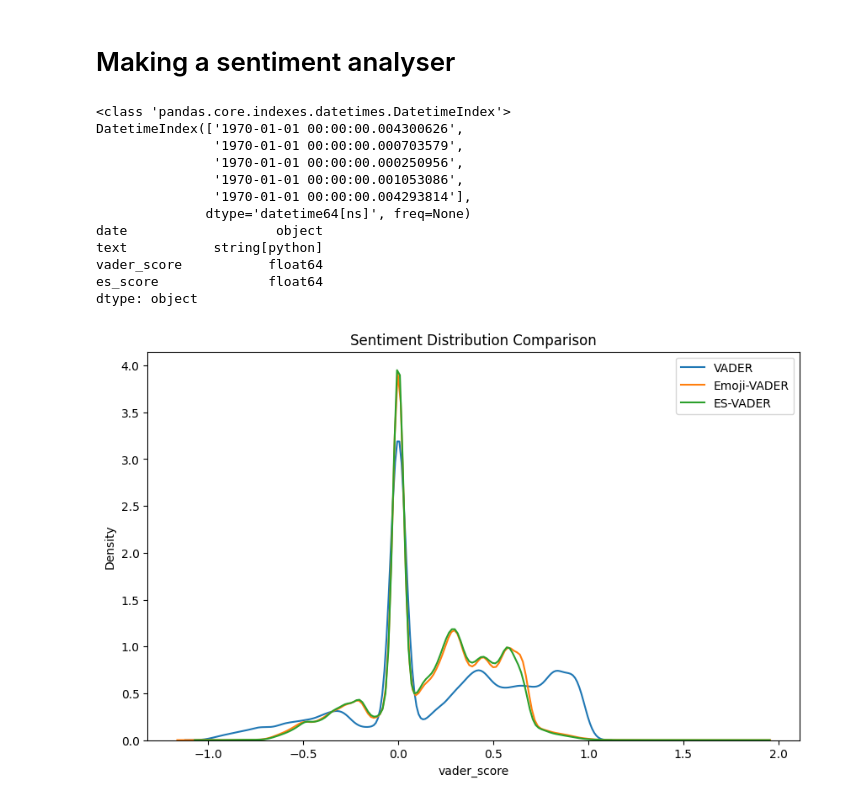
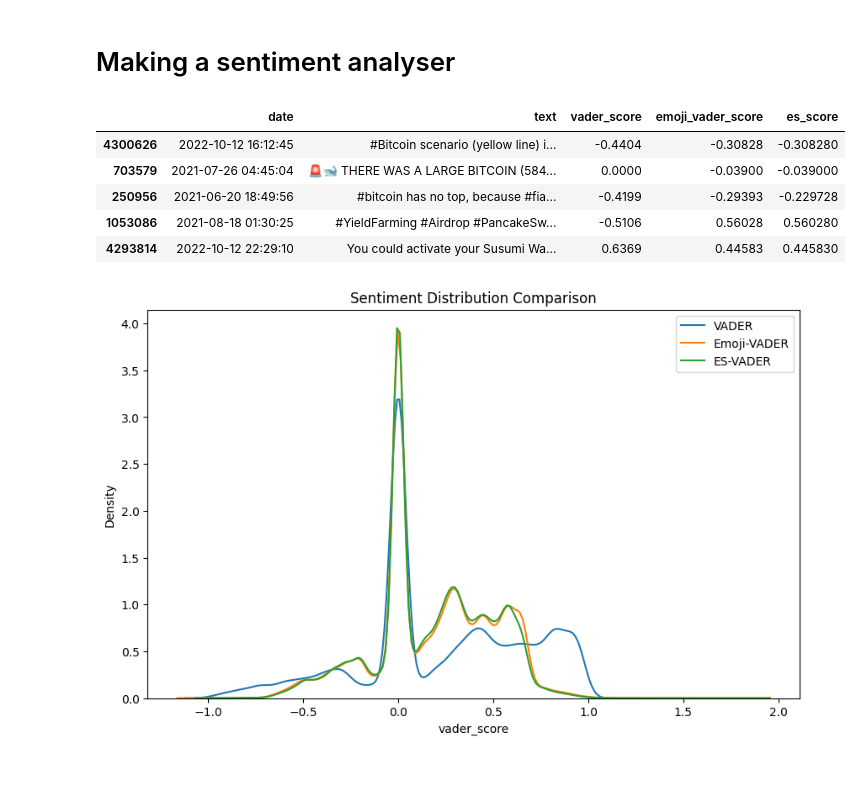
Before and after one commit to mananch1/AI-Ethics-SEM-6-Lab, a Jupyter notebook: AI_Ethics_Lab_4_Semantics/ethics_lab_4.ipynb, the cells around one changed output. Cells and saved outputs as stored; diff of their text form; code cells hidden in the pictures; blank space fills up the shorter version.

Commit message:
Completed Sentiment Analyser

```diff
--- a/AI_Ethics_Lab_4_Semantics/ethics_lab_4.ipynb
+++ b/AI_Ethics_Lab_4_Semantics/ethics_lab_4.ipynb
@@ -249,28 +263,58 @@ def emoji_score(emojis):
 def baseline_vader(text):
     return analyzer.polarity_scores(str(text))['compound']
 
-def es_vader(text, alpha=0.7, beta=0.3, lambda_sarc=0.8):
+def emoji_vader(text, alpha=0.7, beta=0.3):
+    """
+    Combine text sentiment and emoji sentiment.
+    """
 
     text = str(text)
 
     emojis = extract_emojis(text)
-    clean_text_only = remove_emojis(text)
+    text_clean = remove_emojis(text)
 
-    s_text = analyzer.polarity_scores(clean_text_only)['compound']
+    s_text = analyzer.polarity_scores(text_clean)["compound"]
+    s_emoji = emoji_score(emojis)
+
+    return alpha * s_text + beta * s_emoji
+
+def es_vader(text, alpha=0.7, beta=0.3, lambda_sarc=0.8):
+    """
+    Emoji + VADER + Sarcasm adjustment.
+    """
+
+    text = str(text)
+
+    emojis = extract_emojis(text)
+    text_clean = remove_emojis(text)
+
+    s_text = analyzer.polarity_scores(text_clean)["compound"]
     s_emoji = emoji_score(emojis)
 
     s_base = alpha * s_text + beta * s_emoji
 
+    # sarcasm probability
     s_prob = sarcasm_probability(text)
 
-    # activate sarcasm only when strong
+    # only activate sarcasm when strong
     adjusted_prob = max(0, s_prob - 0.6)
 
     s_final = s_base * (1 - lambda_sarc * adjusted_prob)
 
     return s_final
 # %%
+
 btc_df = btc_df.sample(n=150_000, random_state=42)
 
-btc_df['vader_score'] = btc_df['text'].apply(baseline_vader)
-btc_df['es_score'] = btc_df['text'].apply(es_vader)
+btc_df["vader_score"] = btc_df["text"].apply(baseline_vader)
+btc_df["emoji_vader_score"] = btc_df["text"].apply(emoji_vader)
+btc_df["es_score"] = btc_df["text"].apply(es_vader)
+
+btc_df.head()
+# %% [output]
+|  | date | text | vader_score | emoji_vader_score | es_score |
+| 4300626 | 2022-10-12 16:12:45 | #Bitcoin scenario (yellow line) i... | -0.4404 | -0.30828 | -0.308280 |
+| 703579 | 2021-07-26 04:45:04 | 🚨🐋 THERE WAS A LARGE BITCOIN (584... | 0.0000 | -0.03900 | -0.039000 |
+| 250956 | 2021-06-20 18:49:56 | #bitcoin has no top, because #fia... | -0.4199 | -0.29393 | -0.229728 |
+| 1053086 | 2021-08-18 01:30:25 | #YieldFarming #Airdrop #PancakeSw... | -0.5106 | 0.56028 | 0.560280 |
+| 4293814 | 2022-10-12 22:29:10 | You could activate your Susumi Wa... | 0.6369 | 0.44583 | 0.445830 |
@@ -280,18 +346 @@ btc_df = btc_df[~btc_df.index.isna()]
-# %%
-print(type(btc_df.index))
-print(btc_df.index[:5])
-print(btc_df.dtypes)
-# %% [output]
-<class 'pandas.core.indexes.datetimes.DatetimeIndex'>
-DatetimeIndex(['1970-01-01 00:00:00.004300626',
-               '1970-01-01 00:00:00.000703579',
-               '1970-01-01 00:00:00.000250956',
-               '1970-01-01 00:00:00.001053086',
-               '1970-01-01 00:00:00.004293814'],
-              dtype='datetime64[ns]', freq=None)
-date                   object
-text           string[python]
-vader_score           float64
-es_score              float64
-dtype: object
 # %%
```
Also changed, not shown: parts of 29 cells of this notebook, 7 other files.
